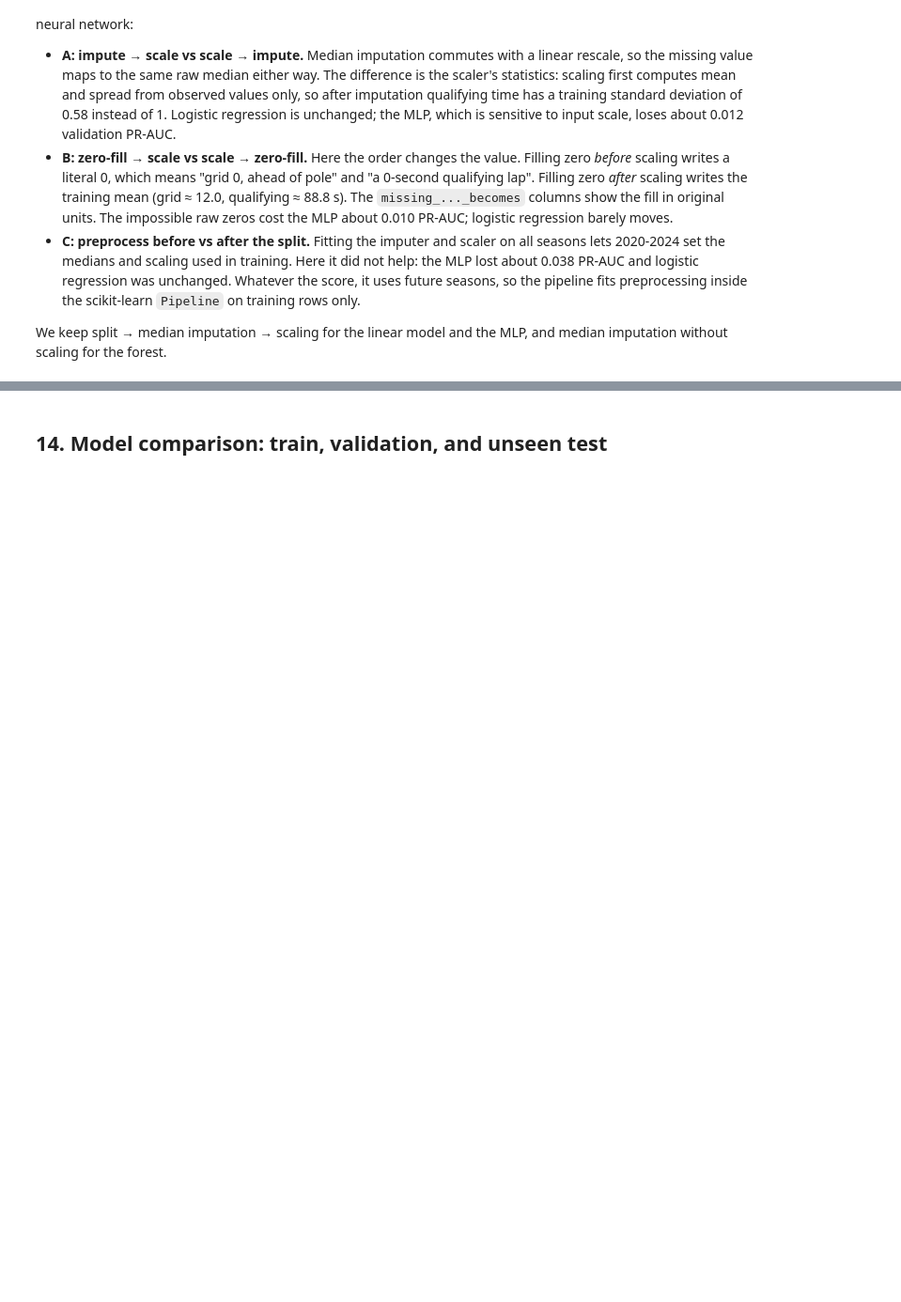
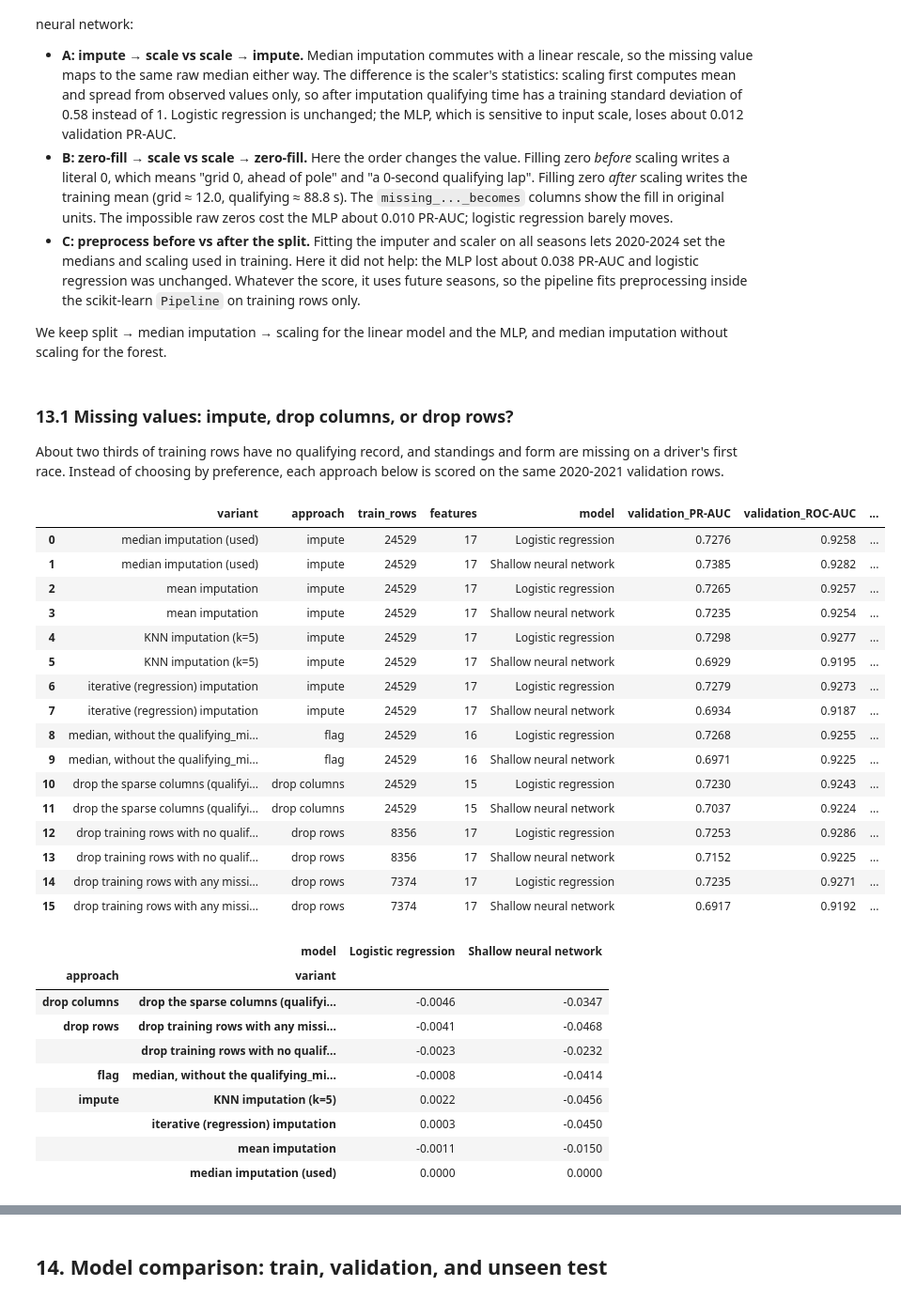
Before and after one commit to aliyousefex/ACL-9th-Paladin, a Jupyter notebook: notebooks/milestone_1_f1_podium_prediction.ipynb, the cells around one changed output, grey strips where cells are left out. Shown at 94% size. Cells and saved outputs as stored; diff of their text form; code cells hidden in the pictures; blank space fills up the shorter version.

```diff
--- a/notebooks/milestone_1_f1_podium_prediction.ipynb
+++ b/notebooks/milestone_1_f1_podium_prediction.ipynb
@@ -1243,3 +1705,39 @@ The first table compares preprocessing **strategies** (median with and without s
 - **C: preprocess before vs after the split.** Fitting the imputer and scaler on all seasons lets 2020-2024 set the medians and scaling used in training. Here it did not help: the MLP lost about 0.038 PR-AUC and logistic regression was unchanged. Whatever the score, it uses future seasons, so the pipeline fits preprocessing inside the scikit-learn `Pipeline` on training rows only.
 
 We keep split → median imputation → scaling for the linear model and the MLP, and median imputation without scaling for the forest.
+# %% [markdown]
+### 13.1 Missing values: impute, drop columns, or drop rows?
+
+About two thirds of training rows have no qualifying record, and standings and form are missing on a driver's first race. Instead of choosing by preference, each approach below is scored on the same 2020-2021 validation rows.
+# %%
+missing = results["missing_experiments"]
+display(missing.round(4))
+display(missing.pivot_table(index=["approach", "variant"], columns="model", values="PR-AUC_change_vs_used").round(4))
+# %% [output]
+|  | variant | approach | train_rows | features | model | validation_PR-AUC | validation_ROC-AUC | ... |
+| 0 | median imputation (used) | impute | 24529 | 17 | Logistic regression | 0.7276 | 0.9258 | ... |
+| 1 | median imputation (used) | impute | 24529 | 17 | Shallow neural network | 0.7385 | 0.9282 | ... |
+| 2 | mean imputation | impute | 24529 | 17 | Logistic regression | 0.7265 | 0.9257 | ... |
+| 3 | mean imputation | impute | 24529 | 17 | Shallow neural network | 0.7235 | 0.9254 | ... |
+| 4 | KNN imputation (k=5) | impute | 24529 | 17 | Logistic regression | 0.7298 | 0.9277 | ... |
+| 5 | KNN imputation (k=5) | impute | 24529 | 17 | Shallow neural network | 0.6929 | 0.9195 | ... |
+| 6 | iterative (regression) imputation | impute | 24529 | 17 | Logistic regression | 0.7279 | 0.9273 | ... |
+| 7 | iterative (regression) imputation | impute | 24529 | 17 | Shallow neural network | 0.6934 | 0.9187 | ... |
+| 8 | median, without the qualifying_mi... | flag | 24529 | 16 | Logistic regression | 0.7268 | 0.9255 | ... |
+| 9 | median, without the qualifying_mi... | flag | 24529 | 16 | Shallow neural network | 0.6971 | 0.9225 | ... |
+| 10 | drop the sparse columns (qualifyi... | drop columns | 24529 | 15 | Logistic regression | 0.7230 | 0.9243 | ... |
+| 11 | drop the sparse columns (qualifyi... | drop columns | 24529 | 15 | Shallow neural network | 0.7037 | 0.9224 | ... |
+| 12 | drop training rows with no qualif... | drop rows | 8356 | 17 | Logistic regression | 0.7253 | 0.9286 | ... |
+| 13 | drop training rows with no qualif... | drop rows | 8356 | 17 | Shallow neural network | 0.7152 | 0.9225 | ... |
+| 14 | drop training rows with any missi... | drop rows | 7374 | 17 | Logistic regression | 0.7235 | 0.9271 | ... |
+| 15 | drop training rows with any missi... | drop rows | 7374 | 17 | Shallow neural network | 0.6917 | 0.9192 | ... |
+|  | model | Logistic regression | Shallow neural network |
+| approach | variant |  |  |
+| drop columns | drop the sparse columns (qualifyi... | -0.0046 | -0.0347 |
+| drop rows | drop training rows with any missi... | -0.0041 | -0.0468 |
+|  | drop training rows with no qualif... | -0.0023 | -0.0232 |
+| flag | median, without the qualifying_mi... | -0.0008 | -0.0414 |
+| impute | KNN imputation (k=5) | 0.0022 | -0.0456 |
+|  | iterative (regression) imputation | 0.0003 | -0.0450 |
+|  | mean imputation | -0.0011 | -0.0150 |
+|  | median imputation (used) | 0.0000 | 0.0000 |
```
Also changed, not shown: parts of 30 cells of this notebook, 13 other files.
